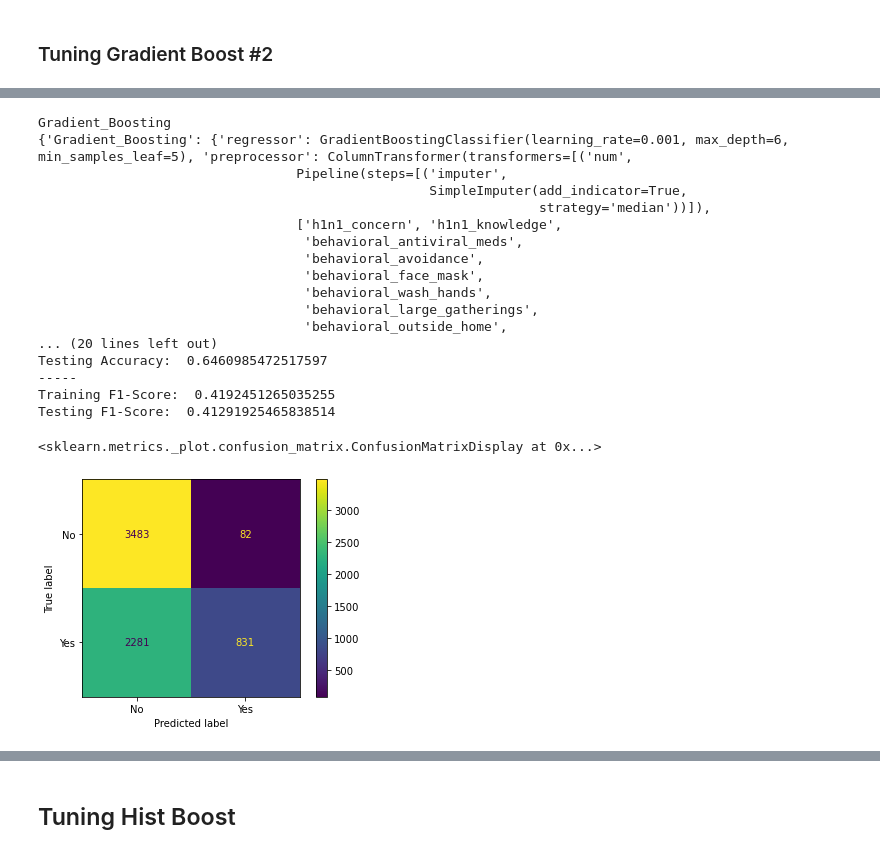
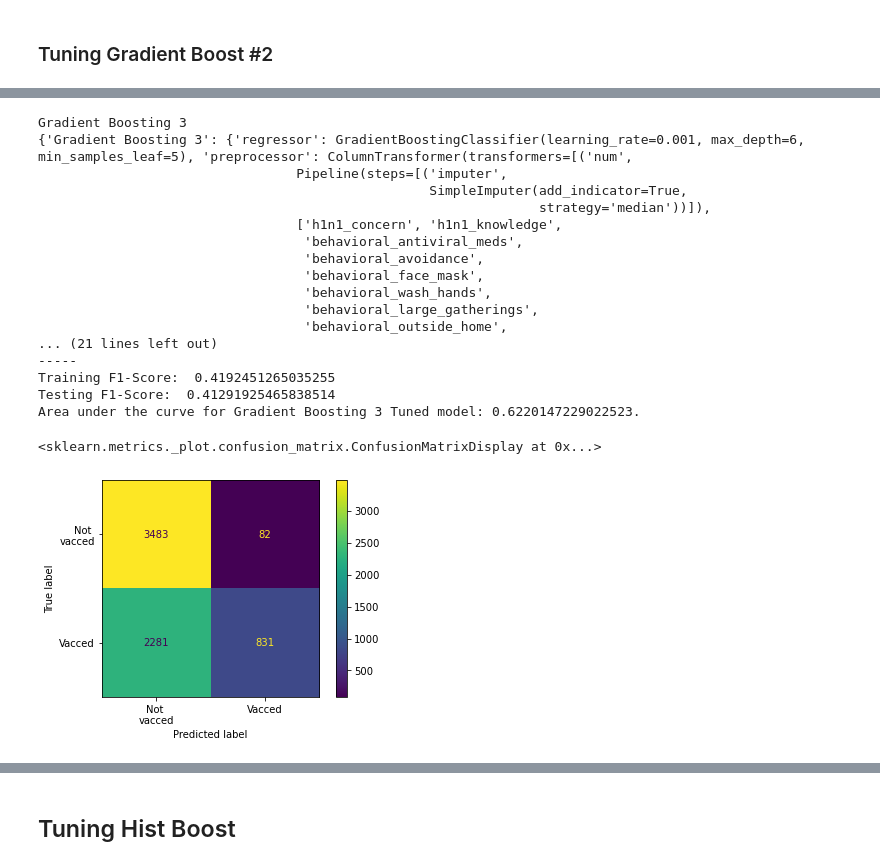
Before and after one commit to moscatena/Seasonal-Flu-Vaccine-Prediction, a Jupyter notebook: Vac_pred_pipelines.ipynb, the cells around one changed output, grey strips where cells are left out. Saved outputs shown, nothing was run; the diff lists cells and outputs as text; code cells hidden in the pictures.

```diff
--- a/Vac_pred_pipelines.ipynb
+++ b/Vac_pred_pipelines.ipynb
@@ -243,4 +279,5 @@ accuracy_dict
 # %%
 precision_dict_tuned = {}
 accuracy_dict_tuned = {}
+auc_dict_tuned = {}
 # %%
@@ -451,16 +580,16 @@ Testing F1-Score:  0.7649088220798423
 # %% [markdown]
 ### Tuning Gradient Boost #2
 # %%
-# Grid_search for Gradient Boosting #2
-pipeline_gbc = Pipeline([( "preprocessor" , preprocessor),
-                       ("gbc",GradientBoostingClassifier(n_estimators=500, learning_rate=0.1))])
+# # Grid_search for Gradient Boosting #2
+# pipeline_gbc = Pipeline([( "preprocessor" , preprocessor),
+#                        ("gbc",GradientBoostingClassifier(n_estimators=500, learning_rate=0.1))])
 
-parameters_gbc = {}
-parameters_gbc['gbc__min_samples_leaf'] = [1, 5, 10]
-parameters_gbc['gbc__max_depth'] = [3, 5, 10, 15, 20]
+# parameters_gbc = {}
+# parameters_gbc['gbc__min_samples_leaf'] = [5, 10]#[1, 5, 10]
+# parameters_gbc['gbc__max_depth'] = [3, 5, 10]#, 15, 20]
 
-gs_gbc=GridSearchCV(pipeline_gbc,parameters_gbc)
+# gs_gbc=GridSearchCV(pipeline_gbc,parameters_gbc)
 
-gs_gbc.fit(X_train,y_train.seasonal_vaccine)
+# gs_gbc.fit(X_train,y_train.seasonal_vaccine)
 
-gs_gbc.best_params_
+# gs_gbc.best_params_
@@ -503,37 +636,39 @@ Testing F1-Score:  0.7645219680763534
 # %%
-model_gbc_tuned = {'Gradient_Boosting':
+model_gbc_tuned_3 = {'Gradient Boosting 3':
               {'regressor': GradientBoostingClassifier(min_samples_leaf=5, max_depth=6, n_estimators=100, learning_rate=0.001),
                'preprocessor': preprocessor}}
 
-print(list(model_gbc_tuned.keys())[0])
-X_train_processed = model_gbc_tuned['Gradient_Boosting']['preprocessor'].fit_transform(X_train)
-X_test_processed = model_gbc_tuned['Gradient_Boosting']['preprocessor'].transform(X_test)
-model_gbc_tuned['Gradient_Boosting']['fit_regressor'] = model_gbc_tuned['Gradient_Boosting']['regressor'].fit(X_train_processed, y_train.seasonal_vaccine)
-# model['output'] = model['fit_regressor'].score(X_test_processed, y_test.seasonal_vaccine)
-print(model_gbc_tuned)
-precision_dict_tuned['Gradient_Boosting'], accuracy_dict_tuned['Gradient_Boosting'] = model_predictions(model_gbc_tuned['Gradient_Boosting']['fit_regressor'], X_train_processed, y_train.seasonal_vaccine, X_test_processed, y_test.seasonal_vaccine)
+model = 'Gradient Boosting 3'
+print(model)
+X_train_processed = model_gbc_tuned_3[model]['preprocessor'].fit_transform(X_train)
+X_test_processed = model_gbc_tuned_3[model]['preprocessor'].transform(X_test)
+model_gbc_tuned_3[model]['fit_regressor'] = model_gbc_tuned_3[model]['regressor'].fit(X_train_processed, y_train.seasonal_vaccine)
+print(model_gbc_tuned_3)
+precision_dict_tuned[model], accuracy_dict_tuned[model], y_hat_test = model_predictions(model_gbc_tuned_3[model]['fit_regressor'], X_train_processed, y_train.seasonal_vaccine, X_test_processed, y_test.seasonal_vaccine)
 
-y_hat_test_gbc = model_gbc_tuned['Gradient_Boosting']['fit_regressor'].predict(X_test_processed)
-cm_gbc = confusion_matrix(y_test.seasonal_vaccine, y_hat_test_gbc)
-ConfusionMatrixDisplay(cm_gbc, display_labels=['No', 'Yes']).plot()
+auc_dict_tuned[model] = roc_auc_score(y_test.seasonal_vaccine, y_hat_test)
+auc = auc_dict_tuned[model]
+print(f'Area under the curve for {model} Tuned model: {auc}.')
+cm_gbc = confusion_matrix(y_test.seasonal_vaccine, y_hat_test)
+ConfusionMatrixDisplay(cm_gbc, display_labels=['Not \nvacced', 'Vacced']).plot()
 # %% [output]
-Gradient_Boosting
-{'Gradient_Boosting': {'regressor': GradientBoostingClassifier(learning_rate=0.001, max_depth=6, min_samples_leaf=5), 'preprocessor': ColumnTransformer(transformers=[('num',
+Gradient Boosting 3
+{'Gradient Boosting 3': {'regressor': GradientBoostingClassifier(learning_rate=0.001, max_depth=6, min_samples_leaf=5), 'preprocessor': ColumnTransformer(transformers=[('num',
                                  Pipeline(steps=[('imputer',
                                                   SimpleImputer(add_indicator=True,
                                                                 strategy='median'))]),
                                  ['h1n1_concern', 'h1n1_knowledge',
                                   'behavioral_antiviral_meds',
                                   'behavioral_avoidance',
                                   'behavioral_face_mask',
                                   'behavioral_wash_hands',
                                   'behavioral_large_gatherings',
                                   'behavioral_outside_home',
-... (20 lines left out)
-Testing Accuracy:  0.6460985472517597
+... (21 lines left out)
 -----
 Training F1-Score:  0.4192451265035255
 Testing F1-Score:  0.41291925465838514
+Area under the curve for Gradient Boosting 3 Tuned model: 0.6220147229022523.
 <sklearn.metrics._plot.confusion_matrix.ConfusionMatrixDisplay at 0x...>
-[figure, old version]
+[figure, new version]
 # %%
```
Also changed, not shown: parts of 43 cells of this notebook.
